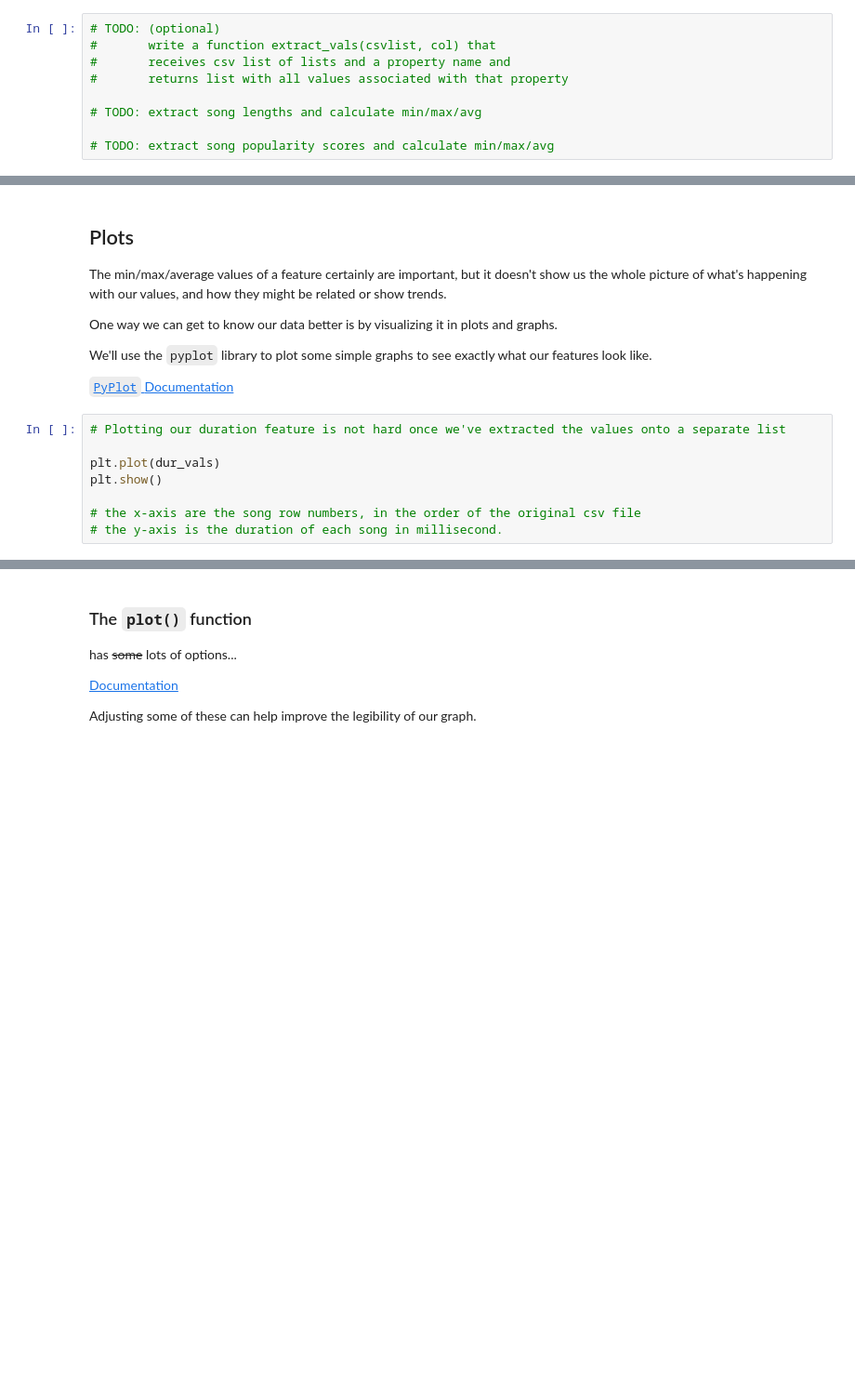
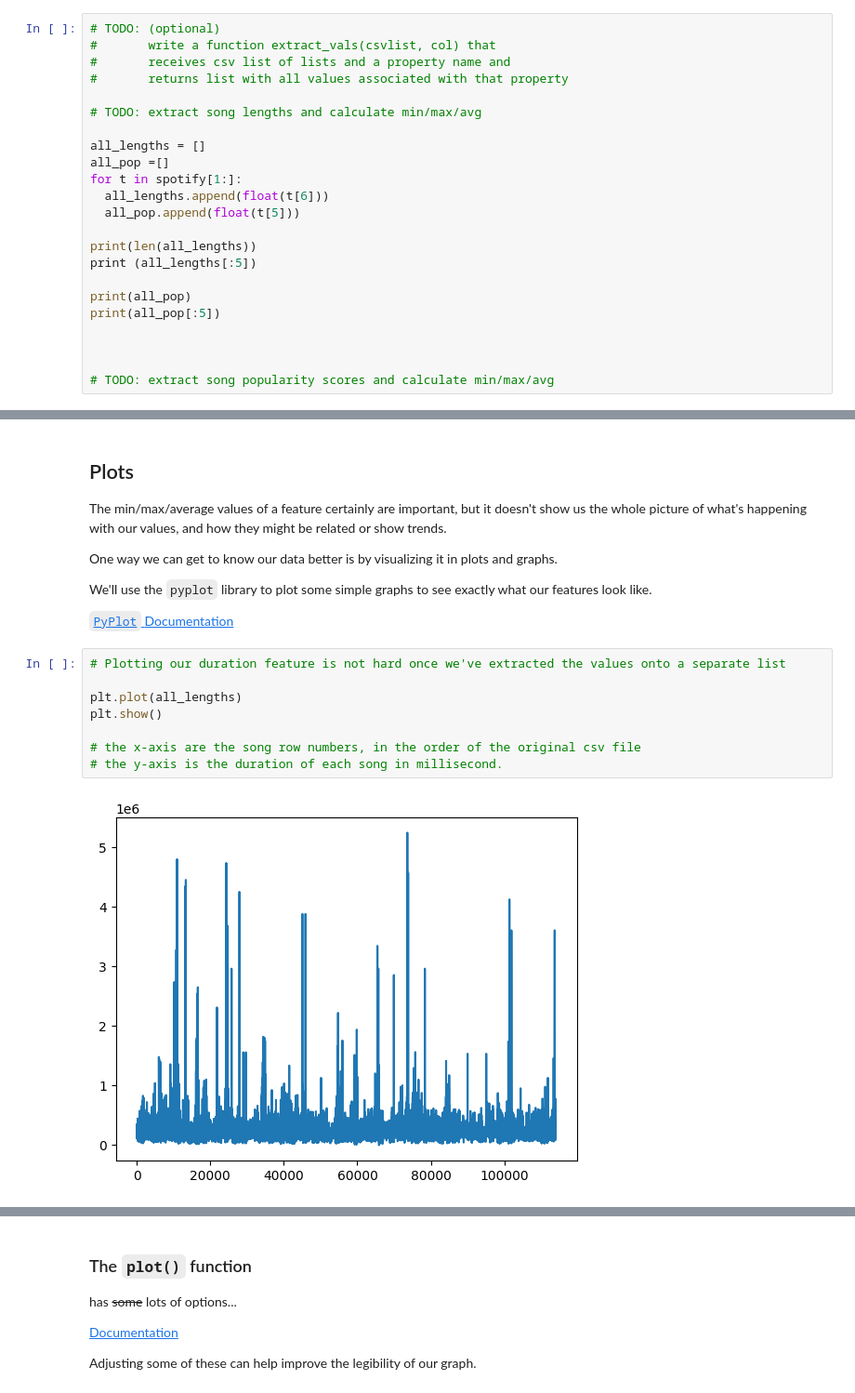
Before and after one commit to samcs549-a11y/week_06, a Jupyter notebook: WK06.ipynb, the cells around one changed output, grey strips where cells are left out. Shown at 93% size. Saved outputs shown, nothing was run; the diff lists cells and outputs as text; blank space fills up the shorter version.

```diff
--- a/WK06.ipynb
+++ b/WK06.ipynb
@@ -55,4 +94,18 @@ But we can also just do this with two for loops.
 
 # TODO: extract song lengths and calculate min/max/avg
 
+all_lengths = []
+all_pop =[]
+for t in spotify[1:]:
+  all_lengths.append(float(t[6]))
+  all_pop.append(float(t[5]))
+
+print(len(all_lengths))
+print (all_lengths[:5])
+
+print(all_pop)
+print(all_pop[:5])
+
+
+
 # TODO: extract song popularity scores and calculate min/max/avg
@@ -69,8 +126,10 @@ We'll use the `pyplot` library to plot some simple graphs to see exactly what ou
 # %%
 # Plotting our duration feature is not hard once we've extracted the values onto a separate list
 
-plt.plot(dur_vals)
+plt.plot(all_lengths)
 plt.show()
 
 # the x-axis are the song row numbers, in the order of the original csv file
 # the y-axis is the duration of each song in millisecond.
+# %% [output]
+[figure, added]
```
Also changed, not shown: parts of 15 cells of this notebook.
